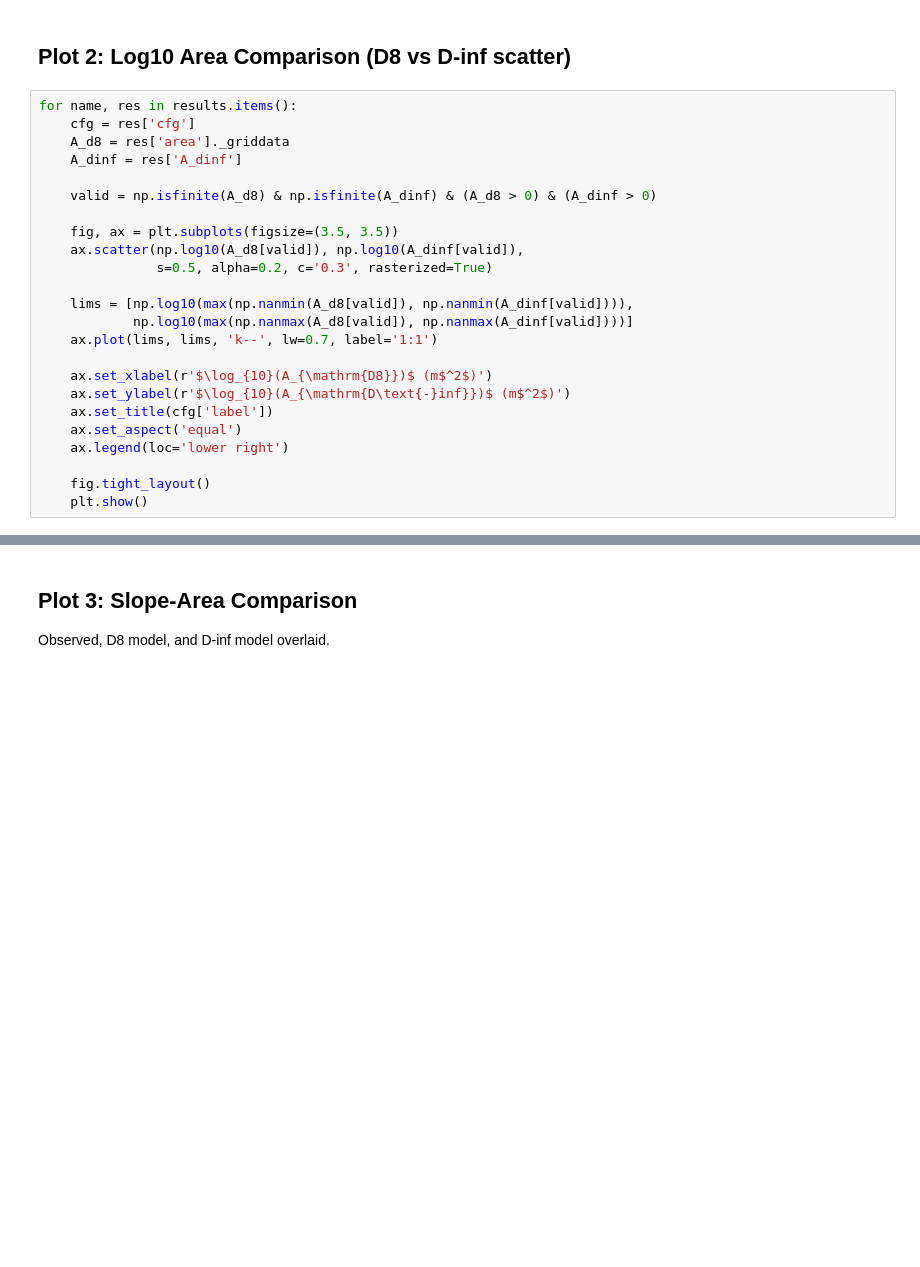
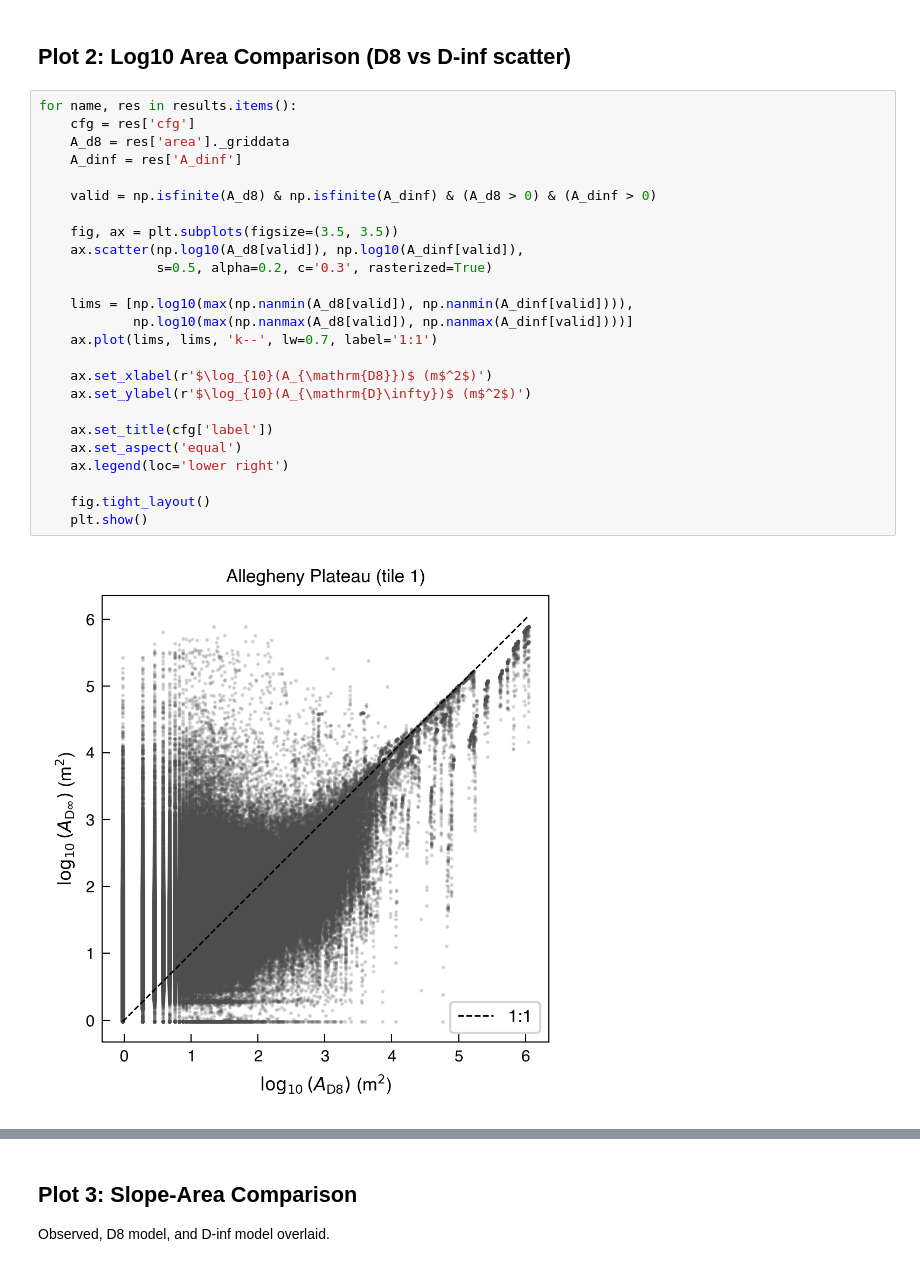
Before and after one commit to scdobbs/LEMs_competition_vs_threshold, a Jupyter notebook: notebooks/figures/d8_vs_dinf_comparison.ipynb, the cells around one changed output, grey strips where cells are left out. Saved outputs shown, nothing was run; the diff lists cells and outputs as text; blank space fills up the shorter version.

```diff
--- a/notebooks/figures/d8_vs_dinf_comparison.ipynb
+++ b/notebooks/figures/d8_vs_dinf_comparison.ipynb
@@ -169,24 +194,27 @@ for name, res in results.items():
 # %%
 for name, res in results.items():
     cfg = res['cfg']
     A_d8 = res['area']._griddata
     A_dinf = res['A_dinf']
 
     valid = np.isfinite(A_d8) & np.isfinite(A_dinf) & (A_d8 > 0) & (A_dinf > 0)
 
     fig, ax = plt.subplots(figsize=(3.5, 3.5))
     ax.scatter(np.log10(A_d8[valid]), np.log10(A_dinf[valid]),
                s=0.5, alpha=0.2, c='0.3', rasterized=True)
 
     lims = [np.log10(max(np.nanmin(A_d8[valid]), np.nanmin(A_dinf[valid]))),
             np.log10(max(np.nanmax(A_d8[valid]), np.nanmax(A_dinf[valid])))]
     ax.plot(lims, lims, 'k--', lw=0.7, label='1:1')
 
     ax.set_xlabel(r'$\log_{10}(A_{\mathrm{D8}})$ (m$^2$)')
-    ax.set_ylabel(r'$\log_{10}(A_{\mathrm{D\text{-}inf}})$ (m$^2$)')
+    ax.set_ylabel(r'$\log_{10}(A_{\mathrm{D}\infty})$ (m$^2$)')
+
     ax.set_title(cfg['label'])
     ax.set_aspect('equal')
     ax.legend(loc='lower right')
 
     fig.tight_layout()
     plt.show()
+# %% [output]
+[figure, added]
```
Also changed, not shown: parts of 7 cells of this notebook, 3 other files.
